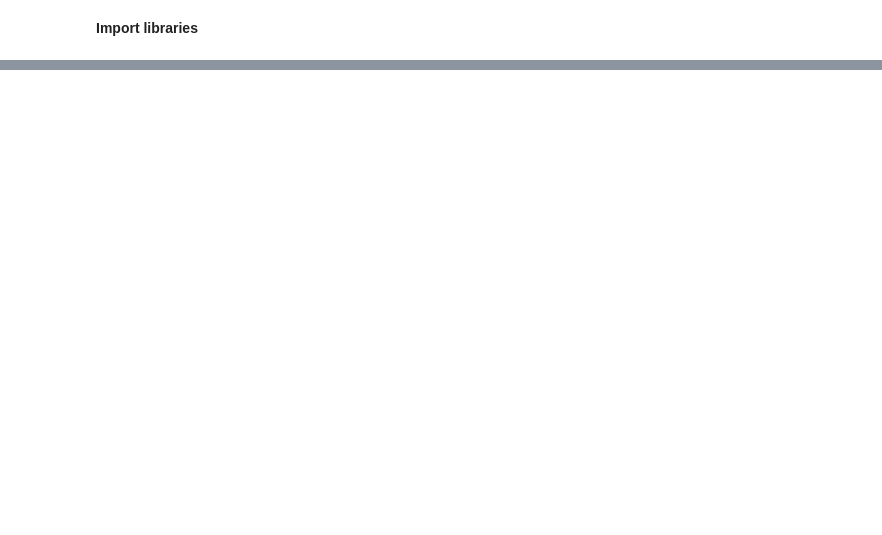
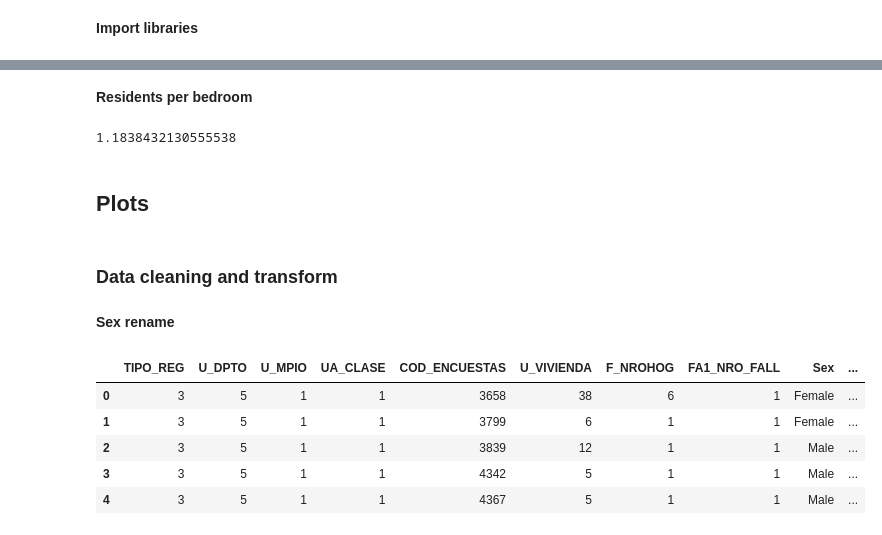
Before and after one commit to iruko14/ColEDA, a Jupyter notebook: data_merge.ipynb, the cells around one changed output, grey strips where cells are left out. Cells and saved outputs as stored; diff of their text form; code cells hidden in the pictures; blank space fills up the shorter version.

```diff
--- a/data_merge.ipynb
+++ b/data_merge.ipynb
@@ -60,0 +23,5 @@ viv_03
+# %%
+# Iterate through the file paths and concatenate DataFrames
+for file_path in file_paths:
+    df = pd.read_csv(file_path)  # Read each CSV file into a DataFrame
+    dfs.append(df)  # Append the DataFrame to the list
@@ -60,0 +52,9 @@ viv_03
+# %%
+# Specify the folder path
+folder_path = "Data\Fallecidos"
+
+# Create an empty list to store the DataFrames
+dfs = []
+
+# Use glob to create a list of file paths with the specified pattern
+file_paths = glob.glob(folder_path + "\CNPV2018_3FALL_A2_*.CSV")
@@ -60,0 +63,5 @@ viv_03
+# %%
+# Iterate through the file paths and concatenate DataFrames
+for file_path in file_paths:
+    df = pd.read_csv(file_path)  # Read each CSV file into a DataFrame
+    dfs.append(df)  # Append the DataFrame to the list
@@ -60,0 +70,4 @@ viv_03
+# %%
+# Concatenate all DataFrames in the list using pandas.concat()
+fall_df = pd.concat(dfs, ignore_index=True)  # Reset index for clarity
+fall_df
@@ -60,0 +126,31 @@ viv_03
+# %% [markdown]
+**Residents per bedroom**
+# %%
+# Average by sum
+Res_per_bedr = hog_df['HA_TOT_PER'].sum() / hog_df['H_NRO_DORMIT'].sum()
+Res_per_bedr
+# %% [output]
+1.1838432130555538
+# %% [markdown]
+## **Plots**
+# %% [markdown]
+### **Data cleaning and transform**
+# %% [markdown]
+**Sex rename**
+# %%
+# Define a mapping dictionary
+mapping = {1: "Male", 2: "Female", 9: "Unknow"}
+
+# Replace values in 'FA2_SEXO_FALL' column using the mapping
+fall_df['FA2_SEXO_FALL'] = fall_df['FA2_SEXO_FALL'].replace(mapping)
+
+# Column rename
+fall_df = fall_df.rename(columns={'FA2_SEXO_FALL': 'Sex'})
+fall_df.head(5)
+# %% [output]
+|  | TIPO_REG | U_DPTO | U_MPIO | UA_CLASE | COD_ENCUESTAS | U_VIVIENDA | F_NROHOG | FA1_NRO_FALL | Sex | ... |
+| 0 | 3 | 5 | 1 | 1 | 3658 | 38 | 6 | 1 | Female | ... |
+| 1 | 3 | 5 | 1 | 1 | 3799 | 6 | 1 | 1 | Female | ... |
+| 2 | 3 | 5 | 1 | 1 | 3839 | 12 | 1 | 1 | Male | ... |
+| 3 | 3 | 5 | 1 | 1 | 4342 | 5 | 1 | 1 | Male | ... |
+| 4 | 3 | 5 | 1 | 1 | 4367 | 5 | 1 | 1 | Male | ... |
```
Also changed, not shown: parts of 38 cells of this notebook, 1 other file.
